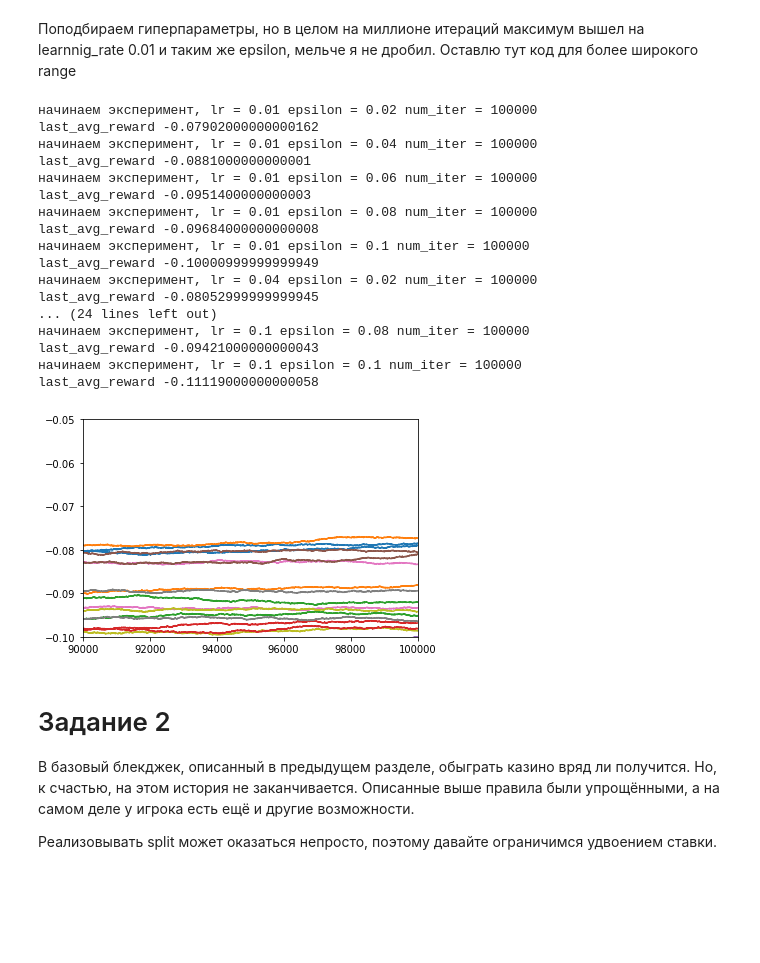
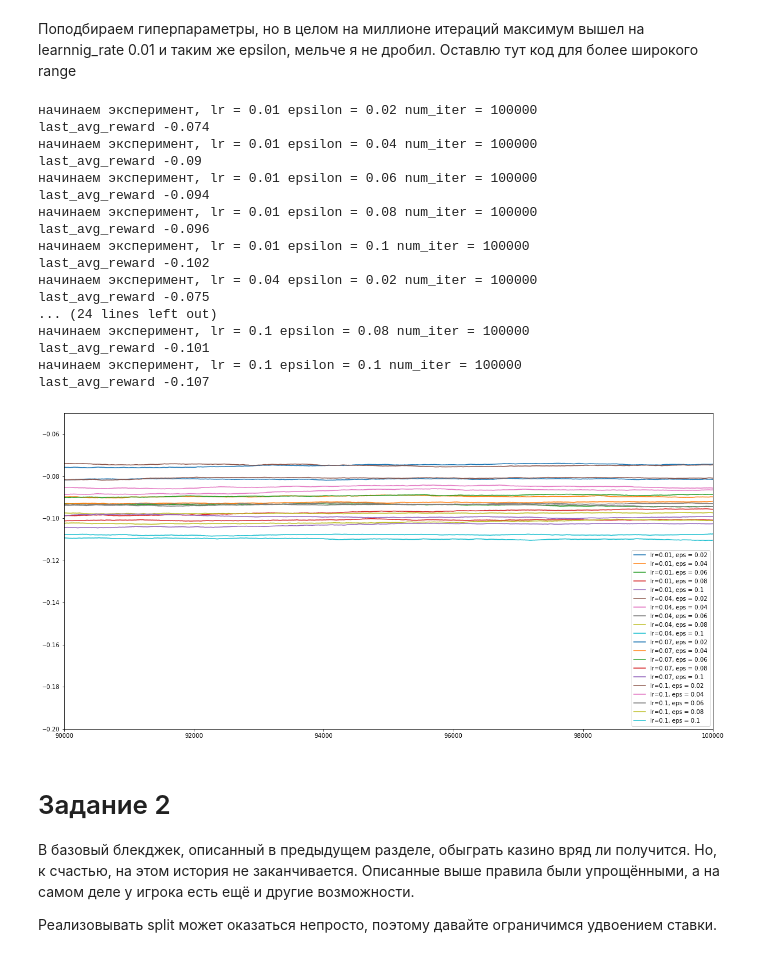
Before and after one commit to OlegPozovnoy/ReinforcementLearningHW, a Jupyter notebook: HW1/Blackjack.ipynb, the cells around one changed output. Drawn from its saved outputs; the diff is of its cells as text; code cells hidden in the pictures; blank space fills up the shorter version.

```diff
--- a/HW1/Blackjack.ipynb
+++ b/HW1/Blackjack.ipynb
@@ -49,20 +49,15 @@ print(f'средний выигрыш по стратегии {np.mean(np.array(
 num_states = 32*11*2
 num_actions = 2
 
-def get_code_by_state(state):
-    return state[0]*22 + state[1] *2 + (1 if state[2] else 0)
+def index_by_state(state):
+    return state[0], state[1], int(state[2])
 
-def get_state_by_code(code):
-    is_ace = True if code%2 == 1 else False
-    dealer = (int(code/2))%11
-    player = int(code/22)
-    return (player, dealer, is_ace)
 
 def egreedy_policy(q_values, state, epsilon=0.1):
     if np.random.random() < epsilon:
         return np.random.choice(num_actions)
     else:
-        return np.argmax(q_values[state])
+        return np.argmax(q_values[index_by_state(state)])
 # %%
 import matplotlib.pyplot as plt
 import time
@@ -73,33 +68,33 @@ from IPython import display
 def conduct_experiment(learning_rate = 0.05, epsilon = 0.1, num_iterations = 100000, plot = False, debug = False):
     print(f'начинаем эксперимент, lr = {learning_rate} epsilon = {epsilon} num_iter = {num_iterations}')
     avg_rewards = []
-    q_values = np.zeros((num_states, num_actions))
-    states_counter = np.zeros((num_states, num_actions))
+    q_values = np.zeros((32, 11, 2, num_actions), float)
+    states_counter = np.zeros((32, 11, 2, num_actions))
     for _ in range(num_iterations):
         state = env.reset()
         if debug: print("New Game")
-        state_code = get_code_by_state(state)
-        if debug: print(state, "->", state_code)
+        if debug: print("state", state)
 
         done = False
 
         while not done:
-            action = egreedy_policy(q_values, state_code, epsilon)
+            action = egreedy_policy(q_values, state, epsilon)
             if debug: print("action", action)
 
             next_state, reward, done, some = env.step(action)
 
-            next_state_code = get_code_by_state(next_state)
+            if debug: print("next_state", next_state, reward, done, some, q_values[index_by_state(next_state)])
+            if debug: print("old value", q_values[index_by_state(state)], reward, np.max(q_values[index_by_state(state)]))
 
-            if debug: print("next_state", next_state, reward, done, some, next_state_code, q_values[next_state_code][:])
-            if debug: print("old value", q_values[state_code][:], reward, np.max(q_values[next_state_code]))
+            q_values[index_by_state(state)][action] += learning_rate * \
+            (reward + np.max(q_values[index_by_state(next_state)] if not done else 0)\
+            - q_values[index_by_state(state)][action])
 
-            q_values[state_code][action] += learning_rate * (reward + np.max(q_values[next_state_code][:] if not done else 0) - q_values[state_code][action])
-            states_counter[state_code][action] += 1
+            states_counter[index_by_state(state)][action] += 1
 
-            if debug: print("new value", q_values[state_code][:])
+            if debug: print("new value", q_values[index_by_state(state)])
 
-            state_code = next_state_code
+            state = next_state
             if done == True:
                 if len(avg_rewards) == 0:
                     avg_rewards.append(reward)
@@ -112,7 +107,7 @@ def conduct_experiment(learning_rate = 0.05, epsilon = 0.1, num_iterations = 100
             pl.ylim(-0.2,0)
             display.clear_output(wait=True)
             display.display(pl.gcf())
-    print(f'last_avg_reward {avg_rewards[-1]}')
+    print(f'last_avg_reward {round(avg_rewards[-1],3)}')
     return avg_rewards, states_counter, q_values
 
 avg_rewards, states_counter, q_values = conduct_experiment(learning_rate = 0.05, epsilon = 0.1, num_iterations = 100000, debug = False, plot = True)
@@ -146,33 +143,36 @@ for i in range(num_states):
 # %% [markdown]
 Поподбираем гиперпараметры, но в целом на миллионе итераций максимум вышел на learnnig_rate 0.01 и таким же epsilon, мельче я не дробил. Оставлю тут код для более широкого range
 # %%
+plt.figure(figsize=(20,10))
+
 for learning_rate in np.linspace(0.01, 0.1, 4):
     for epsilon in np.linspace(0.02, 0.1, 5):
         avg_rewards, states_counter, q_values = conduct_experiment(learning_rate, epsilon)
         plt.plot(avg_rewards, label = f'lr={learning_rate}, eps = {epsilon}')
 
 plt.xlim(90000, 100000)
-plt.ylim(-0.1,-0.05)
+plt.ylim(-0.2,-0.05)
+plt.legend(loc='lower right')
 plt.show()
 # %% [output]
 начинаем эксперимент, lr = 0.01 epsilon = 0.02 num_iter = 100000
-last_avg_reward -0.07902000000000162
+last_avg_reward -0.074
 начинаем эксперимент, lr = 0.01 epsilon = 0.04 num_iter = 100000
-last_avg_reward -0.0881000000000001
+last_avg_reward -0.09
 начинаем эксперимент, lr = 0.01 epsilon = 0.06 num_iter = 100000
-last_avg_reward -0.0951400000000003
+last_avg_reward -0.094
 начинаем эксперимент, lr = 0.01 epsilon = 0.08 num_iter = 100000
-last_avg_reward -0.09684000000000008
+last_avg_reward -0.096
 начинаем эксперимент, lr = 0.01 epsilon = 0.1 num_iter = 100000
-last_avg_reward -0.10000999999999949
+last_avg_reward -0.102
 начинаем эксперимент, lr = 0.04 epsilon = 0.02 num_iter = 100000
-last_avg_reward -0.08052999999999945
+last_avg_reward -0.075
 ... (24 lines left out)
 начинаем эксперимент, lr = 0.1 epsilon = 0.08 num_iter = 100000
-last_avg_reward -0.09421000000000043
+last_avg_reward -0.101
 начинаем эксперимент, lr = 0.1 epsilon = 0.1 num_iter = 100000
-last_avg_reward -0.11119000000000058
+last_avg_reward -0.107
-[figure, old version]
+[figure, new version]
 # %% [markdown]
 # Задание 2
 
```
Also changed, not shown: parts of 14 cells of this notebook.
